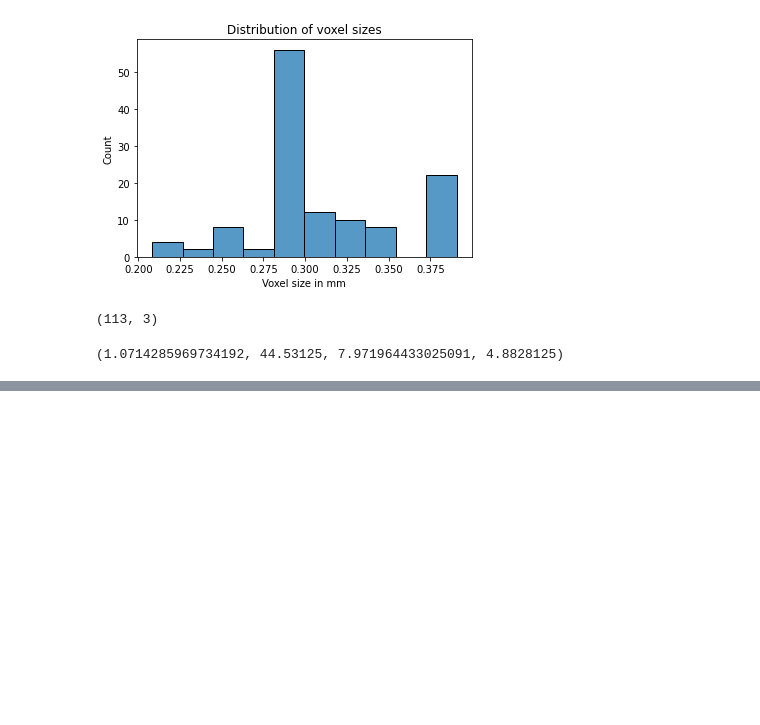
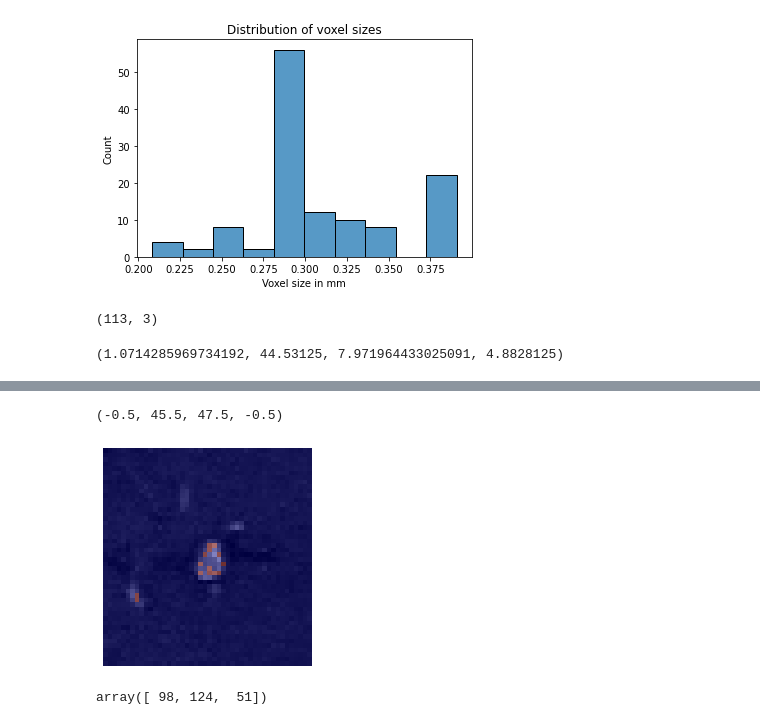
Before and after one commit to larshaupt/AneurysmSegmentation, a Jupyter notebook: preprocessing/data_preprocessing.ipynb, the cells around one changed output, grey strips where cells are left out. Saved outputs shown, nothing was run; the diff lists cells and outputs as text; code cells hidden in the pictures; blank space fills up the shorter version.

```diff
--- a/preprocessing/data_preprocessing.ipynb
+++ b/preprocessing/data_preprocessing.ipynb
@@ -1593,0 +1609,15 @@ all_stats_usz = all_stats
+# %%
+z_slice = int(np.median(np.argwhere(y.get_fdata()==4)[:,2]))
+bb_min = np.min(np.argwhere(y.get_fdata()==4), axis=0) - np.array([20,20,20])
+bb_max = np.max(np.argwhere(y.get_fdata()==4), axis=0) + np.array([20,20,20])
+plt.imshow(x.get_fdata()[bb_min[0]:bb_max[0], bb_min[1]:bb_max[1], z_slice], cmap='gray')
+#plt.imshow(y.get_fdata()[bb_min[0]:bb_max[0], bb_min[1]:bb_max[1], z_slice]== 4, alpha=0.5, cmap='jet')
+plt.imshow(pred.get_fdata()[bb_min[0]:bb_max[0], bb_min[1]:bb_max[1], z_slice]== 4, alpha=0.5, cmap='jet')
+plt.axis('off')
+# %% [output]
+(-0.5, 45.5, 47.5, -0.5)
+[figure, added]
+# %%
+np.min(np.argwhere(y.get_fdata()==4), axis=0)
+# %% [output]
+array([ 98, 124,  51])
```
Also changed, not shown: parts of 2 cells of this notebook, 12 other files.
